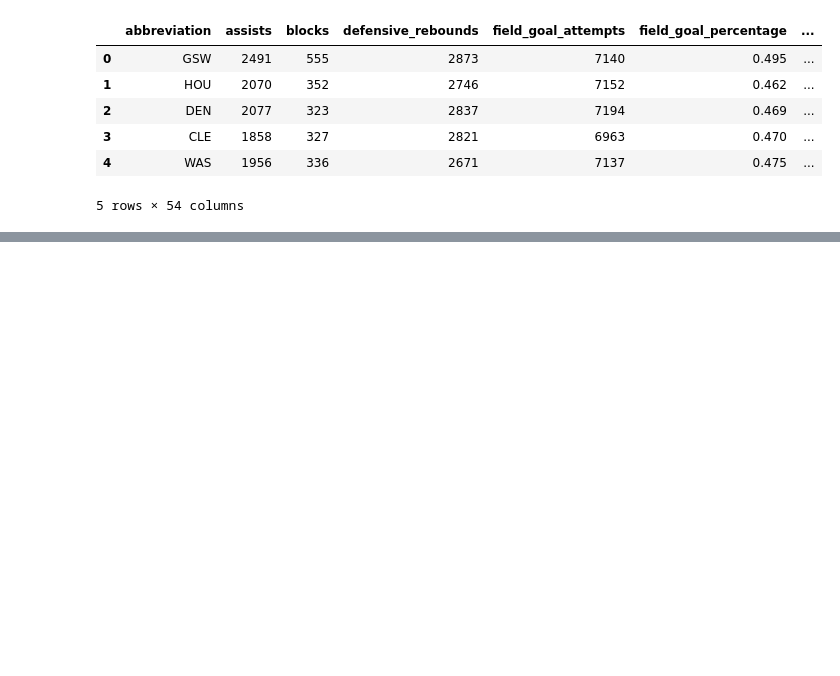
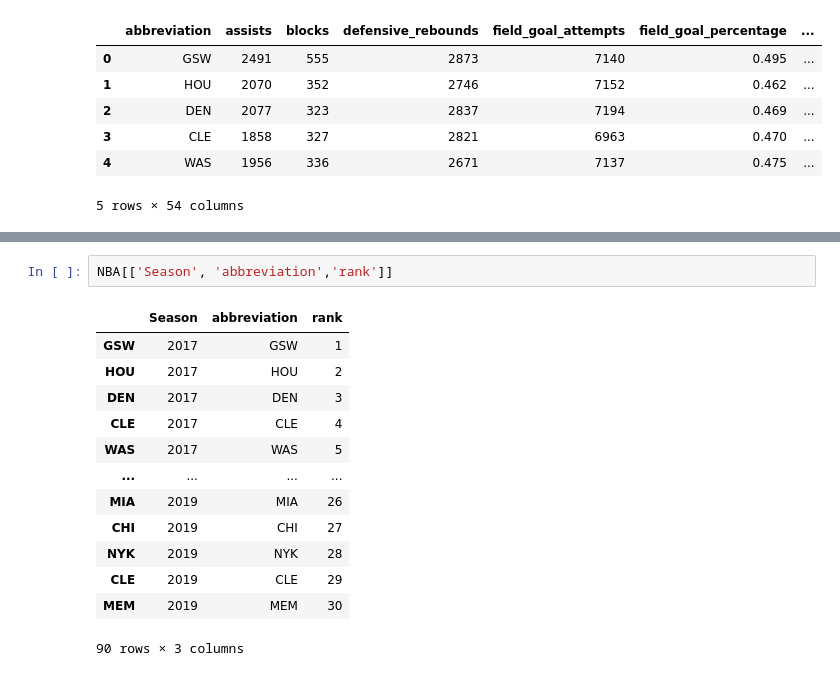
Before and after one commit to rchiovaro/DVA-Team-069-Project, a Jupyter notebook: Data Collection and Cleaning.ipynb, the cells around one changed output, grey strips where cells are left out. Drawn from its saved outputs; the diff is of its cells as text; blank space fills up the shorter version.

```diff
--- a/Data Collection and Cleaning.ipynb
+++ b/Data Collection and Cleaning.ipynb
@@ -91,0 +131,16 @@ W
+# %%
+NBA[['Season', 'abbreviation','rank']]
+# %% [output]
+|  | Season | abbreviation | rank |
+| GSW | 2017 | GSW | 1 |
+| HOU | 2017 | HOU | 2 |
+| DEN | 2017 | DEN | 3 |
+| CLE | 2017 | CLE | 4 |
+| WAS | 2017 | WAS | 5 |
+| ... | ... | ... | ... |
+| MIA | 2019 | MIA | 26 |
+| CHI | 2019 | CHI | 27 |
+| NYK | 2019 | NYK | 28 |
+| CLE | 2019 | CLE | 29 |
+| MEM | 2019 | MEM | 30 |
+90 rows × 3 columns
```
Also changed, not shown: parts of 4 cells of this notebook, 3 other files.
